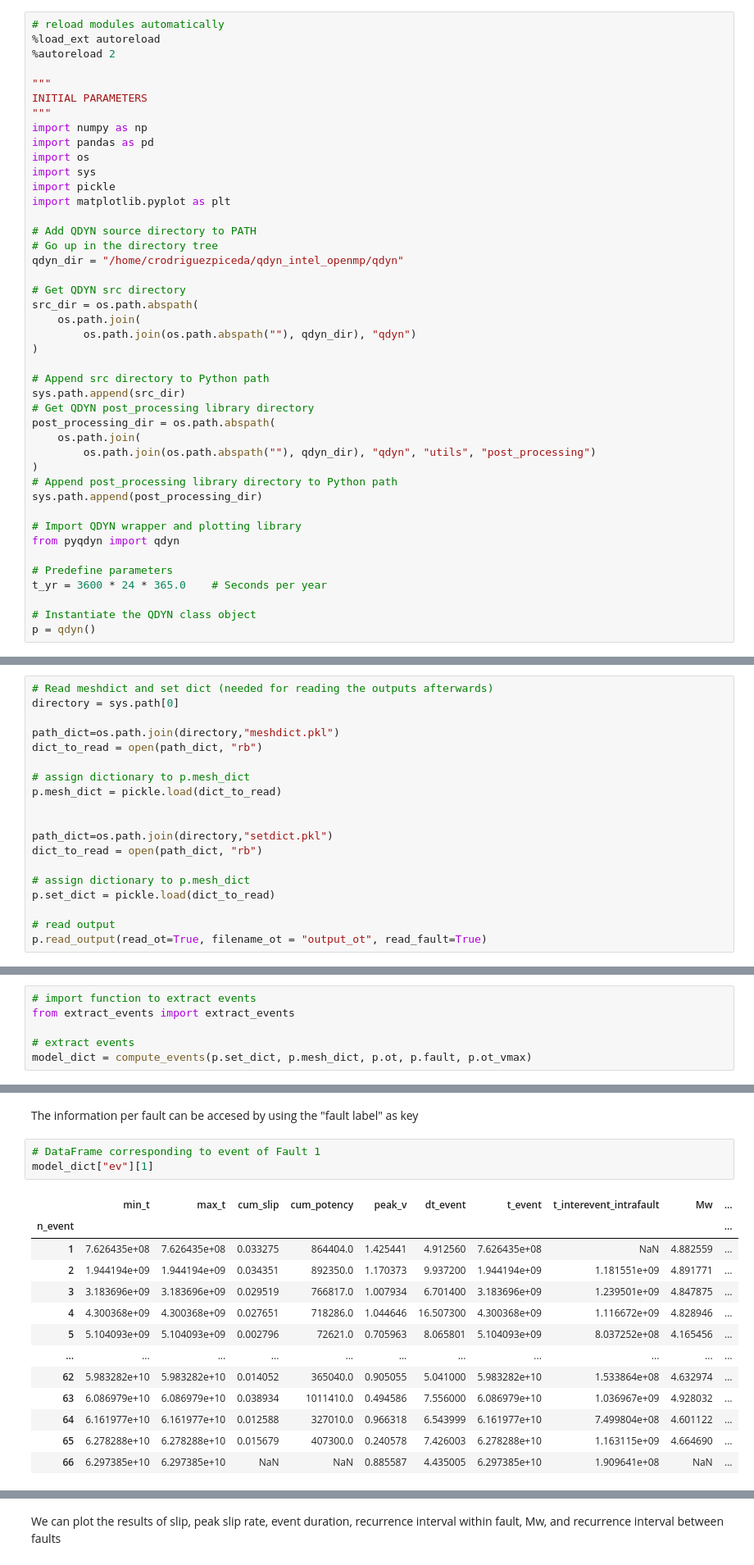
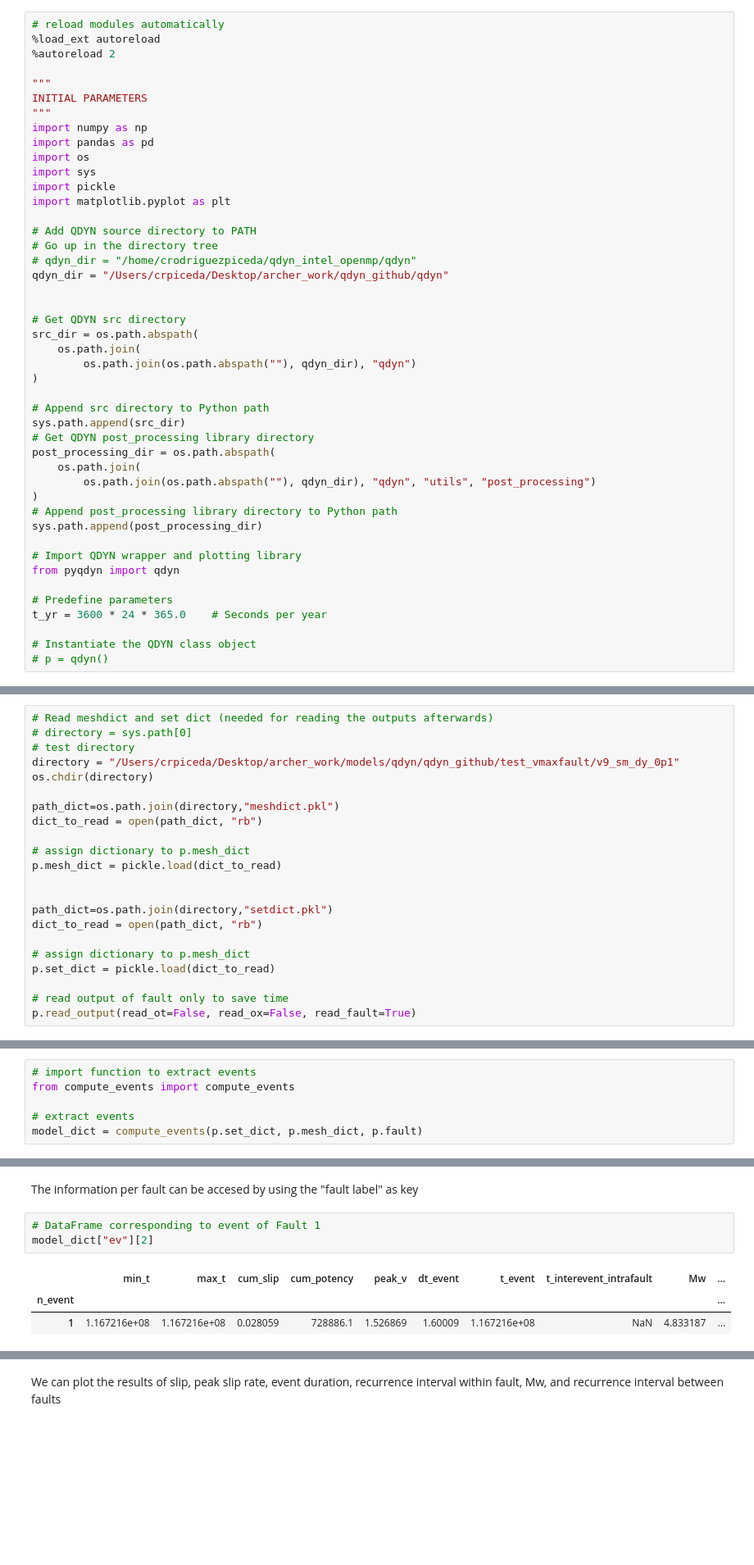
Before and after one commit to ydluo/qdyn, a Jupyter notebook: examples/notebooks/compute_events.ipynb, the cells around one changed output, grey strips where cells are left out. Shown at 82% size. Cells and saved outputs as stored; diff of their text form; blank space fills up the shorter version.

```diff
--- a/examples/notebooks/compute_events.ipynb
+++ b/examples/notebooks/compute_events.ipynb
@@ -18,7 +18,9 @@ import matplotlib.pyplot as plt
 
 # Add QDYN source directory to PATH
 # Go up in the directory tree
-qdyn_dir = "/home/crodriguezpiceda/qdyn_intel_openmp/qdyn"
+# qdyn_dir = "/home/crodriguezpiceda/qdyn_intel_openmp/qdyn"
+qdyn_dir = "/Users/crpiceda/Desktop/archer_work/qdyn_github/qdyn"
+
 
 # Get QDYN src directory
 src_dir = os.path.abspath(
@@ -43,4 +45,4 @@ from pyqdyn import qdyn
 t_yr = 3600 * 24 * 365.0    # Seconds per year
 
 # Instantiate the QDYN class object
-p = qdyn()
+# p = qdyn()
@@ -48,7 +53,10 @@ p = qdyn()
 First we need to read the mesh_dict, set_dict and the outputs ot, ot_fault and ot_vmax
 # %%
 # Read meshdict and set dict (needed for reading the outputs afterwards)
-directory = sys.path[0]
+# directory = sys.path[0]
+# test directory
+directory = "/Users/crpiceda/Desktop/archer_work/models/qdyn/qdyn_github/test_vmaxfault/v9_sm_dy_0p1"
+os.chdir(directory)
 
 path_dict=os.path.join(directory,"meshdict.pkl")
 dict_to_read = open(path_dict, "rb")
@@ -63,15 +71,15 @@ dict_to_read = open(path_dict, "rb")
 # assign dictionary to p.mesh_dict
 p.set_dict = pickle.load(dict_to_read)
 
-# read output
-p.read_output(read_ot=True, filename_ot = "output_ot", read_fault=True)
+# read output of fault only to save time
+p.read_output(read_ot=False, read_ox=False, read_fault=True)
 # %% [output]
 True
 # %% [markdown]
 Compute events from the simulation output
 # %%
 # import function to extract events
-from extract_events import extract_events
+from compute_events import compute_events
 
 # extract events
-model_dict = compute_events(p.set_dict, p.mesh_dict, p.ot, p.fault, p.ot_vmax)
+model_dict = compute_events(p.set_dict, p.mesh_dict, p.fault)
@@ -82,18 +87,8 @@ The autoreload extension is already loaded. To reload it, use:
 The information per fault can be accesed by using the "fault label" as key
 # %%
 # DataFrame corresponding to event of Fault 1
-model_dict["ev"][1]
+model_dict["ev"][2]
 # %% [output]
 |  | min_t | max_t | cum_slip | cum_potency | peak_v | dt_event | t_event | t_interevent_intrafault | Mw | ... |
 | n_event |  |  |  |  |  |  |  |  |  | ... |
-| 1 | 7.626435e+08 | 7.626435e+08 | 0.033275 | 864404.0 | 1.425441 | 4.912560 | 7.626435e+08 | NaN | 4.882559 | ... |
-| 2 | 1.944194e+09 | 1.944194e+09 | 0.034351 | 892350.0 | 1.170373 | 9.937200 | 1.944194e+09 | 1.181551e+09 | 4.891771 | ... |
-| 3 | 3.183696e+09 | 3.183696e+09 | 0.029519 | 766817.0 | 1.007934 | 6.701400 | 3.183696e+09 | 1.239501e+09 | 4.847875 | ... |
-| 4 | 4.300368e+09 | 4.300368e+09 | 0.027651 | 718286.0 | 1.044646 | 16.507300 | 4.300368e+09 | 1.116672e+09 | 4.828946 | ... |
-| 5 | 5.104093e+09 | 5.104093e+09 | 0.002796 | 72621.0 | 0.705963 | 8.065801 | 5.104093e+09 | 8.037252e+08 | 4.165456 | ... |
-| ... | ... | ... | ... | ... | ... | ... | ... | ... | ... | ... |
-| 62 | 5.983282e+10 | 5.983282e+10 | 0.014052 | 365040.0 | 0.905055 | 5.041000 | 5.983282e+10 | 1.533864e+08 | 4.632974 | ... |
-| 63 | 6.086979e+10 | 6.086979e+10 | 0.038934 | 1011410.0 | 0.494586 | 7.556000 | 6.086979e+10 | 1.036967e+09 | 4.928032 | ... |
-| 64 | 6.161977e+10 | 6.161977e+10 | 0.012588 | 327010.0 | 0.966318 | 6.543999 | 6.161977e+10 | 7.499804e+08 | 4.601122 | ... |
-| 65 | 6.278288e+10 | 6.278288e+10 | 0.015679 | 407300.0 | 0.240578 | 7.426003 | 6.278288e+10 | 1.163115e+09 | 4.664690 | ... |
-| 66 | 6.297385e+10 | 6.297385e+10 | NaN | NaN | 0.885587 | 4.435005 | 6.297385e+10 | 1.909641e+08 | NaN | ... |
+| 1 | 1.167216e+08 | 1.167216e+08 | 0.028059 | 728886.1 | 1.526869 | 1.60009 | 1.167216e+08 | NaN | 4.833187 | ... |
```
Also changed, not shown: parts of 8 cells of this notebook, 8 other files.
